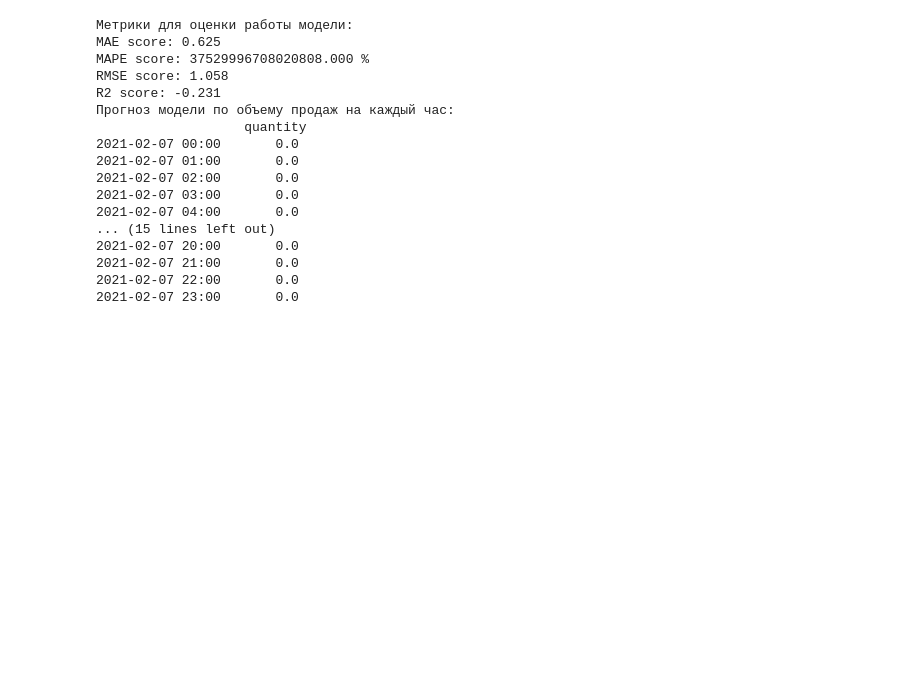
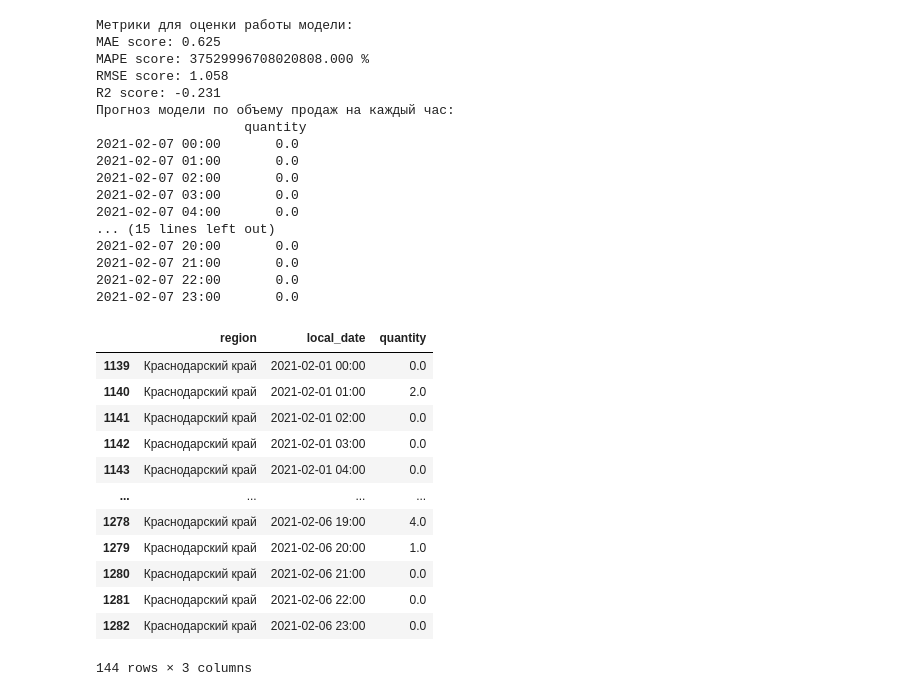
Before and after one commit to NadezdaNN/Test_Algoritmic, a Jupyter notebook: test.ipynb, the cells around one changed output. Drawn from its saved outputs; the diff is of its cells as text; code cells hidden in the pictures; blank space fills up the shorter version.

```diff
--- a/test.ipynb
+++ b/test.ipynb
@@ -356,3 +356,21 @@ R2 score: -0.231
 2021-02-07 21:00       0.0
 2021-02-07 22:00       0.0
 2021-02-07 23:00       0.0
+# %%
+# Выводим для наглядности
+mask1 = df_cola.region == 'Краснодарский край'
+df_cola[mask1]
+# %% [output]
+|  | region | local_date | quantity |
+| 1139 | Краснодарский край | 2021-02-01 00:00 | 0.0 |
+| 1140 | Краснодарский край | 2021-02-01 01:00 | 2.0 |
+| 1141 | Краснодарский край | 2021-02-01 02:00 | 0.0 |
+| 1142 | Краснодарский край | 2021-02-01 03:00 | 0.0 |
+| 1143 | Краснодарский край | 2021-02-01 04:00 | 0.0 |
+| ... | ... | ... | ... |
+| 1278 | Краснодарский край | 2021-02-06 19:00 | 4.0 |
+| 1279 | Краснодарский край | 2021-02-06 20:00 | 1.0 |
+| 1280 | Краснодарский край | 2021-02-06 21:00 | 0.0 |
+| 1281 | Краснодарский край | 2021-02-06 22:00 | 0.0 |
+| 1282 | Краснодарский край | 2021-02-06 23:00 | 0.0 |
+144 rows × 3 columns
```
Also changed, not shown: parts of 5 cells of this notebook.
